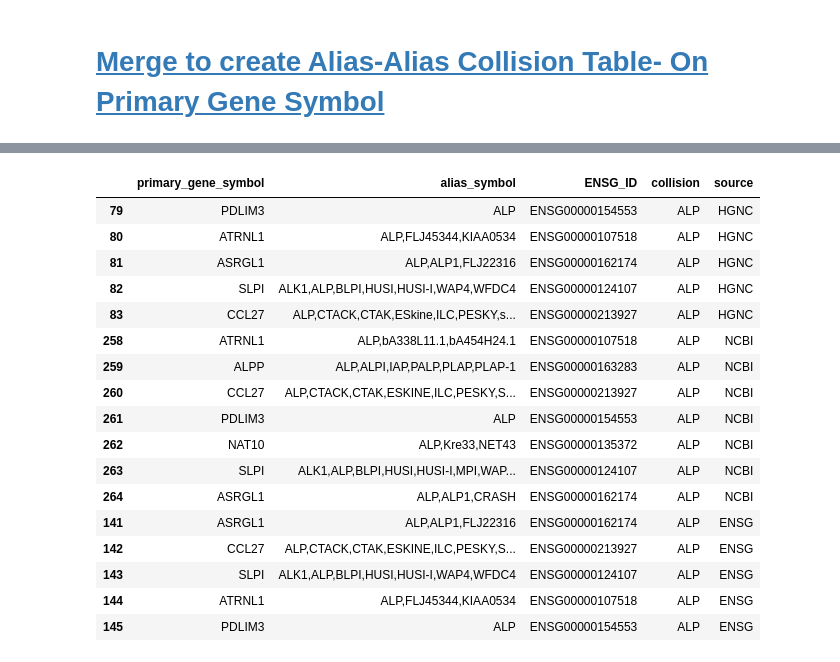
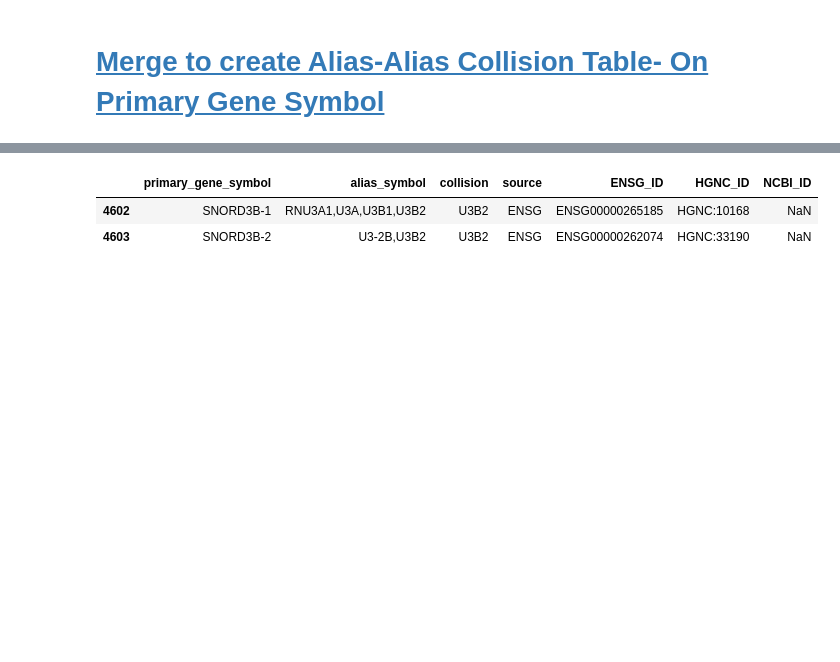
Before and after one commit to cancervariants/gene-harmony-analysis, a Jupyter notebook: analysis/2_alias_alias_collision_analysis.ipynb, the cells around one changed output, grey strips where cells are left out. Saved outputs shown, nothing was run; the diff lists cells and outputs as text; code cells hidden in the pictures; blank space fills up the shorter version.

```diff
--- a/analysis/2_alias_alias_collision_analysis.ipynb
+++ b/analysis/2_alias_alias_collision_analysis.ipynb
@@ -252,9 +252,9 @@ aa_record_count_ncbi
 # %%
 merged_aa_collision_gene_df = pd.concat(
     [
-        merged_alias_aa_collision_hgnc_df[["primary_gene_symbol", "alias_symbol", "ENSG_ID", "collision", "source"]],
-        merged_alias_aa_collision_ncbi_df[["primary_gene_symbol", "alias_symbol", "ENSG_ID", "collision", "source"]],
-        merged_alias_aa_collision_ensg_df[["primary_gene_symbol", "alias_symbol", "ENSG_ID", "collision", "source"]],
+        merged_alias_aa_collision_hgnc_df[["primary_gene_symbol", "alias_symbol", "collision", "source", "ENSG_ID", "HGNC_ID", "NCBI_ID"]],
+        merged_alias_aa_collision_ncbi_df[["primary_gene_symbol", "alias_symbol", "collision", "source", "ENSG_ID", "HGNC_ID", "NCBI_ID"]],
+        merged_alias_aa_collision_ensg_df[["primary_gene_symbol", "alias_symbol", "collision", "source", "ENSG_ID", "HGNC_ID", "NCBI_ID"]],
     ]
 )
 merged_aa_collision_gene_df
@@ -276,23 +276,8 @@ merged_aa_collision_gene_df
 merged_aa_collision_gene_df.to_csv(
     "../output/merged_aa_collision_gene_df.csv", index=False)
 # %%
-merged_aa_collision_gene_df.loc[merged_aa_collision_gene_df.collision == "ALP"]
+merged_aa_collision_gene_df.loc[merged_aa_collision_gene_df.collision == "U3B2"]
 # %% [output]
-|  | primary_gene_symbol | alias_symbol | ENSG_ID | collision | source |
-| 79 | PDLIM3 | ALP | ENSG00000154553 | ALP | HGNC |
-| 80 | ATRNL1 | ALP,FLJ45344,KIAA0534 | ENSG00000107518 | ALP | HGNC |
-| 81 | ASRGL1 | ALP,ALP1,FLJ22316 | ENSG00000162174 | ALP | HGNC |
-| 82 | SLPI | ALK1,ALP,BLPI,HUSI,HUSI-I,WAP4,WFDC4 | ENSG00000124107 | ALP | HGNC |
-| 83 | CCL27 | ALP,CTACK,CTAK,ESkine,ILC,PESKY,s... | ENSG00000213927 | ALP | HGNC |
-| 258 | ATRNL1 | ALP,bA338L11.1,bA454H24.1 | ENSG00000107518 | ALP | NCBI |
-| 259 | ALPP | ALP,ALPI,IAP,PALP,PLAP,PLAP-1 | ENSG00000163283 | ALP | NCBI |
-| 260 | CCL27 | ALP,CTACK,CTAK,ESKINE,ILC,PESKY,S... | ENSG00000213927 | ALP | NCBI |
-| 261 | PDLIM3 | ALP | ENSG00000154553 | ALP | NCBI |
-| 262 | NAT10 | ALP,Kre33,NET43 | ENSG00000135372 | ALP | NCBI |
-| 263 | SLPI | ALK1,ALP,BLPI,HUSI,HUSI-I,MPI,WAP... | ENSG00000124107 | ALP | NCBI |
-| 264 | ASRGL1 | ALP,ALP1,CRASH | ENSG00000162174 | ALP | NCBI |
-| 141 | ASRGL1 | ALP,ALP1,FLJ22316 | ENSG00000162174 | ALP | ENSG |
-| 142 | CCL27 | ALP,CTACK,CTAK,ESKINE,ILC,PESKY,S... | ENSG00000213927 | ALP | ENSG |
-| 143 | SLPI | ALK1,ALP,BLPI,HUSI,HUSI-I,WAP4,WFDC4 | ENSG00000124107 | ALP | ENSG |
-| 144 | ATRNL1 | ALP,FLJ45344,KIAA0534 | ENSG00000107518 | ALP | ENSG |
-| 145 | PDLIM3 | ALP | ENSG00000154553 | ALP | ENSG |
+|  | primary_gene_symbol | alias_symbol | collision | source | ENSG_ID | HGNC_ID | NCBI_ID |
+| 4602 | SNORD3B-1 | RNU3A1,U3A,U3B1,U3B2 | U3B2 | ENSG | ENSG00000265185 | HGNC:10168 | NaN |
+| 4603 | SNORD3B-2 | U3-2B,U3B2 | U3B2 | ENSG | ENSG00000262074 | HGNC:33190 | NaN |
```
Also changed, not shown: parts of 1 cell of this notebook, 13 other files.
